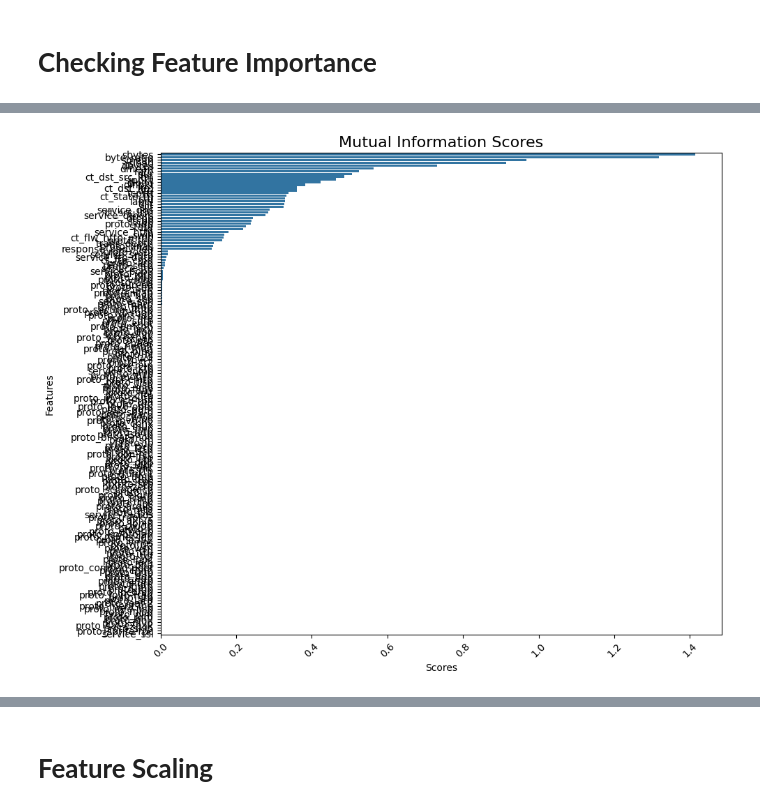
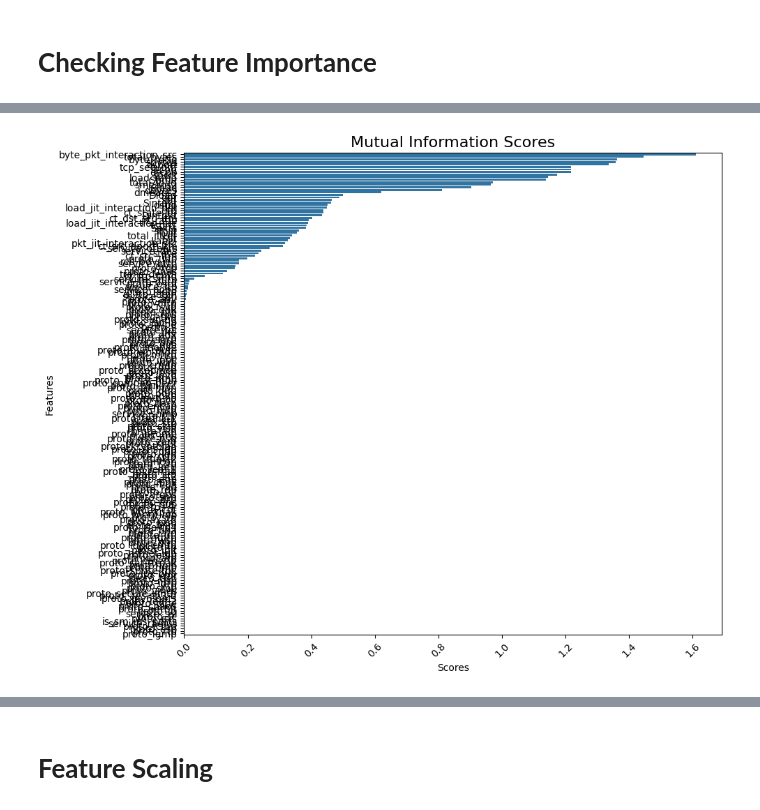
Before and after one commit to avinashyadav16/anomaly-and-threat-detection-in-network-traffic, a Jupyter notebook: 02_EDA.ipynb, the cells around one changed output, grey strips where cells are left out. Saved outputs shown, nothing was run; the diff lists cells and outputs as text; code cells hidden in the pictures.

```diff
--- a/02_EDA.ipynb
+++ b/02_EDA.ipynb
@@ -930,17 +1099,34 @@ discrete_features = x.dtypes.apply(lambda dtype: pd.api.types.is_integer_dtype(d
 # %%
-# Define the MI score function
+# The MI score
 def mi_score_maker(x, y, discrete_features):
-    scores = mutual_info_regression(x, y, discrete_features=discrete_features)
-    df = pd.DataFrame({
+    # Mutual information scores for classification task
+    scores = mutual_info_classif(
+        x,
+        y,
+        discrete_features=discrete_features
+    )
+
+    # DataFrame with feature names and MI scores
+    df_resampled = pd.DataFrame({
         'Features': x.columns,
         'Scores': scores
     })
-    df = df.sort_values(['Scores'], ascending=False).reset_index(drop=True)
-    return df
 
-# Calculate MI scores
-mi_scores = mi_score_maker(x, y.astype('float64'), discrete_features)
+    # Sort by MI score in descending order
+    df_resampled = df_resampled.sort_values(['Scores'], ascending=False).reset_index(drop=True)
+
+    return df_resampled
 
 
-mi_scores
+
+# MI scores calculation
+mi_scores = mi_score_maker(
+    x,
+    y.astype('float64'),
+    discrete_features
+)
+
+
+# MI scores
+print(mi_scores)
 # %% [output]
@@ -985,14 +1189,23 @@ low_score_feature_names
 # %%
 # Plot MI scores
 plt.figure(figsize=(10, 8))
-sns.barplot(x='Scores', y='Features', data=mi_scores)
+
+sns.barplot(
+    x='Scores',
+    y='Features',
+    data=mi_scores
+)
+
 plt.title("Mutual Information Scores", fontsize=16)
+
 plt.yticks(rotation=0)
 plt.xticks(rotation=45)
+
 plt.tight_layout()
+
 plt.show()
 # %% [output]
-[figure, old version]
+[figure, new version]
 # %%
 # Drop low-score features
 x.drop(low_score_feature_names, axis=1, inplace=True)
```
Also changed, not shown: parts of 79 cells of this notebook, 4 other files.
